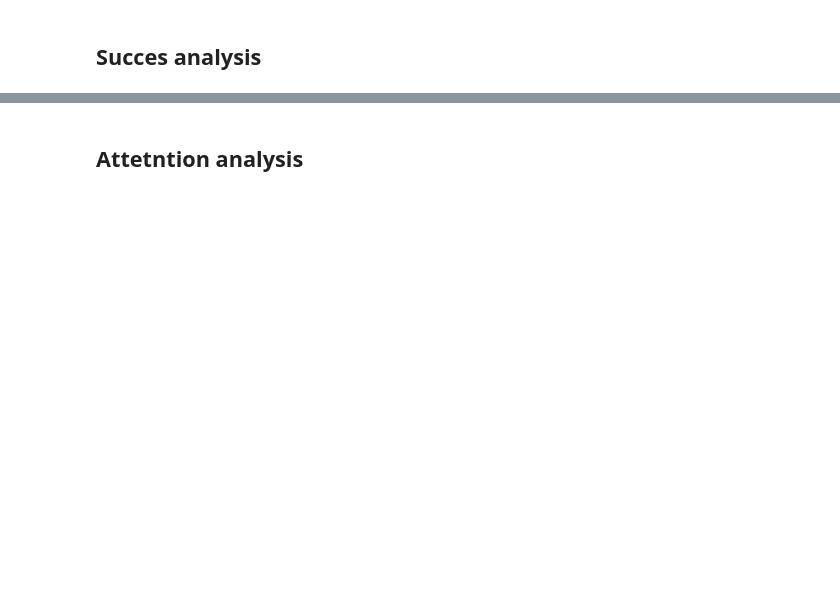
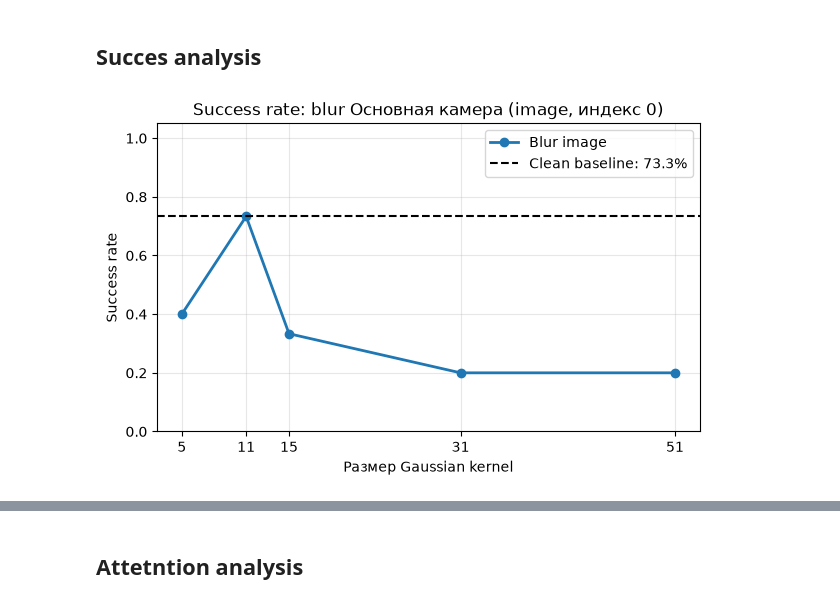
Before and after one commit to Lolotun/smolvla-visual-robustness, a Jupyter notebook: notebooks/effects.ipynb, the cells around one changed output, grey strips where cells are left out. Drawn from its saved outputs; the diff is of its cells as text; code cells hidden in the pictures; blank space fills up the shorter version.

Commit message:
add camera robustness experiments

```diff
--- a/notebooks/effects.ipynb
+++ b/notebooks/effects.ipynb
@@ -44,4 +44,96 @@ import pandas as pd
 # %% [markdown]
 ## Succes analysis
 # %%
-i
+from pathlib import Path
+
+import matplotlib.pyplot as plt
+import pandas as pd
+from IPython.display import display
+
+RESULTS_PATH = Path(
+    "/home/isr-lab-4/Gen_AI/smolvla-visual-robustness/"
+    "results/visual_robustness_5tasks_3seeds_batch.csv"
+)
+
+df = pd.read_csv(RESULTS_PATH)
+
+df["success"] = df["success"].astype(str).str.lower().eq("true")
+df["task_id"] = pd.to_numeric(df["task_id"])
+df["kernel_size"] = pd.to_numeric(df["kernel_size"], errors="coerce")
+
+camera_titles = {
+    "image": "Основная камера (image, индекс 0)",
+    "image2": "Wrist-камера (image2, индекс 1)",
+}
+
+clean_rate = df.loc[df["method"].eq("clean"), "success"].mean()
+
+# Две фигуры: падение success rate при blur каждой камеры.
+for camera, title in camera_titles.items():
+    curve = (
+        df.loc[df["method"].eq("blur") & df["camera"].eq(camera)]
+        .groupby("kernel_size", as_index=False)["success"]
+        .agg(success_rate="mean", n="size")
+        .sort_values("kernel_size")
+    )
+
+    fig, ax = plt.subplots(figsize=(7, 4))
+    ax.plot(
+        curve["kernel_size"],
+        curve["success_rate"],
+        marker="o",
+        linewidth=2,
+        label=f"Blur {camera}",
+    )
+    ax.axhline(
+        clean_rate,
+        color="black",
+        linestyle="--",
+        label=f"Clean baseline: {clean_rate:.1%}",
+    )
+
+    ax.set(
+        title=f"Success rate: blur {title}",
+        xlabel="Размер Gaussian kernel",
+        ylabel="Success rate",
+        ylim=(0, 1.05),
+    )
+    ax.set_xticks(curve["kernel_size"])
+    ax.grid(alpha=0.3)
+    ax.legend()
+    plt.show()
+
+# Success rate каждой condition для каждой задачи.
+task_success = (
+    df.groupby(["task_id", "condition"])["success"]
+    .mean()
+    .unstack("condition")
+    .sort_index()
+)
+
+# Удобный порядок колонок.
+ordered_conditions = (
+    ["clean"]
+    + df.loc[df["method"].eq("blur")]
+        .sort_values(["camera", "kernel_size"])["condition"]
+        .drop_duplicates()
+        .tolist()
+    + df.loc[df["method"].eq("turnoff"), "condition"].drop_duplicates().tolist()
+)
+task_success = task_success.reindex(columns=[c for c in ordered_conditions if c in task_success])
+
+print("Success rate по task_id:")
+display(task_success.style.format("{:.0%}"))
+
+# Общая сводка для отправки в Colab.
+overall_success = (
+    df.groupby(["condition", "method", "camera", "kernel_size"])
+    .agg(success_rate=("success", "mean"), n_episodes=("success", "size"))
+    .reset_index()
+    .sort_values(["method", "camera", "kernel_size"])
+)
+
+print("Общий success rate:")
+display(overall_success.style.format({"success_rate": "{:.1%}"}))
+# %% [output]
+[figure, added]
```
Also changed, not shown: parts of 9 cells of this notebook, 23 other files.
